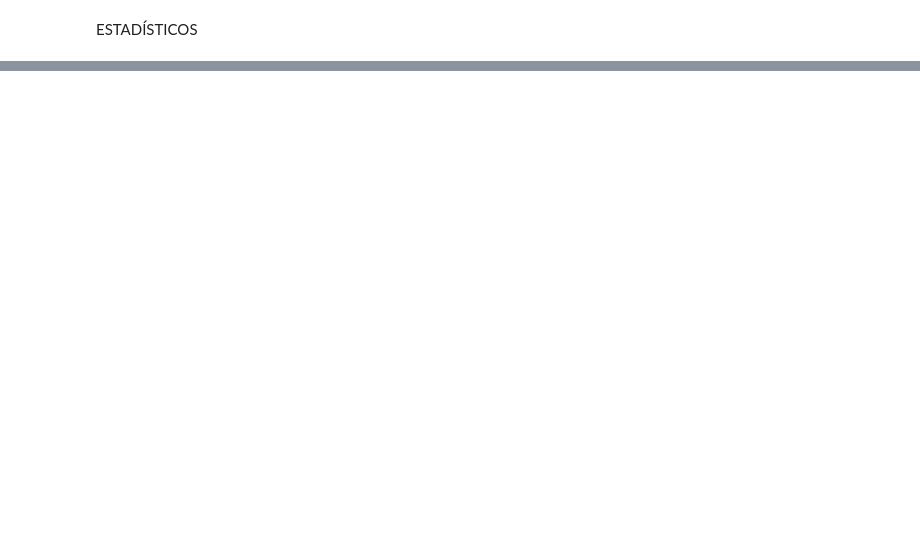
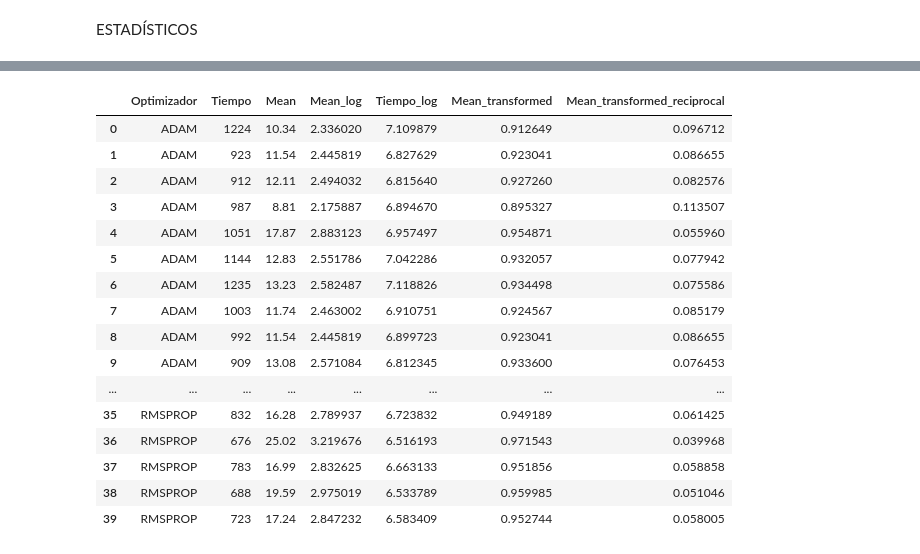
Before and after one commit to IgnacioGarciaLuengo/EIS_DEEP_PERFECT, a Jupyter notebook: Prac3/prac3.ipynb, the cells around one changed output, grey strips where cells are left out. Saved outputs shown, nothing was run; the diff lists cells and outputs as text; code cells hidden in the pictures; blank space fills up the shorter version.

```diff
--- a/Prac3/prac3.ipynb
+++ b/Prac3/prac3.ipynb
@@ -264,0 +506,20 @@ Se rechaza la hipótesis nula. Hay evidencia de diferencias significativas en la
+# %%
+df
+# %% [output]
+|  | Optimizador | Tiempo | Mean | Mean_log | Tiempo_log | Mean_transformed | Mean_transformed_reciprocal |
+| 0 | ADAM | 1224 | 10.34 | 2.336020 | 7.109879 | 0.912649 | 0.096712 |
+| 1 | ADAM | 923 | 11.54 | 2.445819 | 6.827629 | 0.923041 | 0.086655 |
+| 2 | ADAM | 912 | 12.11 | 2.494032 | 6.815640 | 0.927260 | 0.082576 |
+| 3 | ADAM | 987 | 8.81 | 2.175887 | 6.894670 | 0.895327 | 0.113507 |
+| 4 | ADAM | 1051 | 17.87 | 2.883123 | 6.957497 | 0.954871 | 0.055960 |
+| 5 | ADAM | 1144 | 12.83 | 2.551786 | 7.042286 | 0.932057 | 0.077942 |
+| 6 | ADAM | 1235 | 13.23 | 2.582487 | 7.118826 | 0.934498 | 0.075586 |
+| 7 | ADAM | 1003 | 11.74 | 2.463002 | 6.910751 | 0.924567 | 0.085179 |
+| 8 | ADAM | 992 | 11.54 | 2.445819 | 6.899723 | 0.923041 | 0.086655 |
+| 9 | ADAM | 909 | 13.08 | 2.571084 | 6.812345 | 0.933600 | 0.076453 |
+| ... | ... | ... | ... | ... | ... | ... | ... |
+| 35 | RMSPROP | 832 | 16.28 | 2.789937 | 6.723832 | 0.949189 | 0.061425 |
+| 36 | RMSPROP | 676 | 25.02 | 3.219676 | 6.516193 | 0.971543 | 0.039968 |
+| 37 | RMSPROP | 783 | 16.99 | 2.832625 | 6.663133 | 0.951856 | 0.058858 |
+| 38 | RMSPROP | 688 | 19.59 | 2.975019 | 6.533789 | 0.959985 | 0.051046 |
+| 39 | RMSPROP | 723 | 17.24 | 2.847232 | 6.583409 | 0.952744 | 0.058005 |
```
Also changed, not shown: parts of 12 cells of this notebook, 1 other file.
